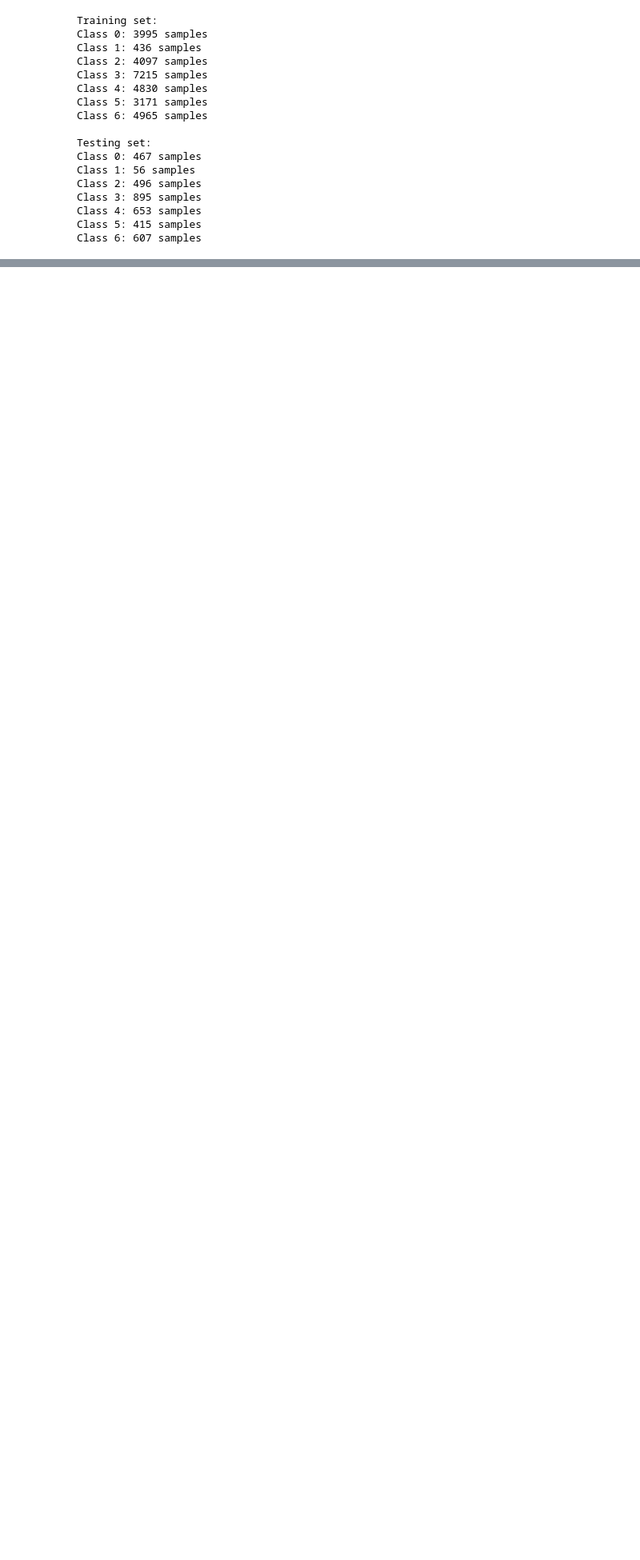
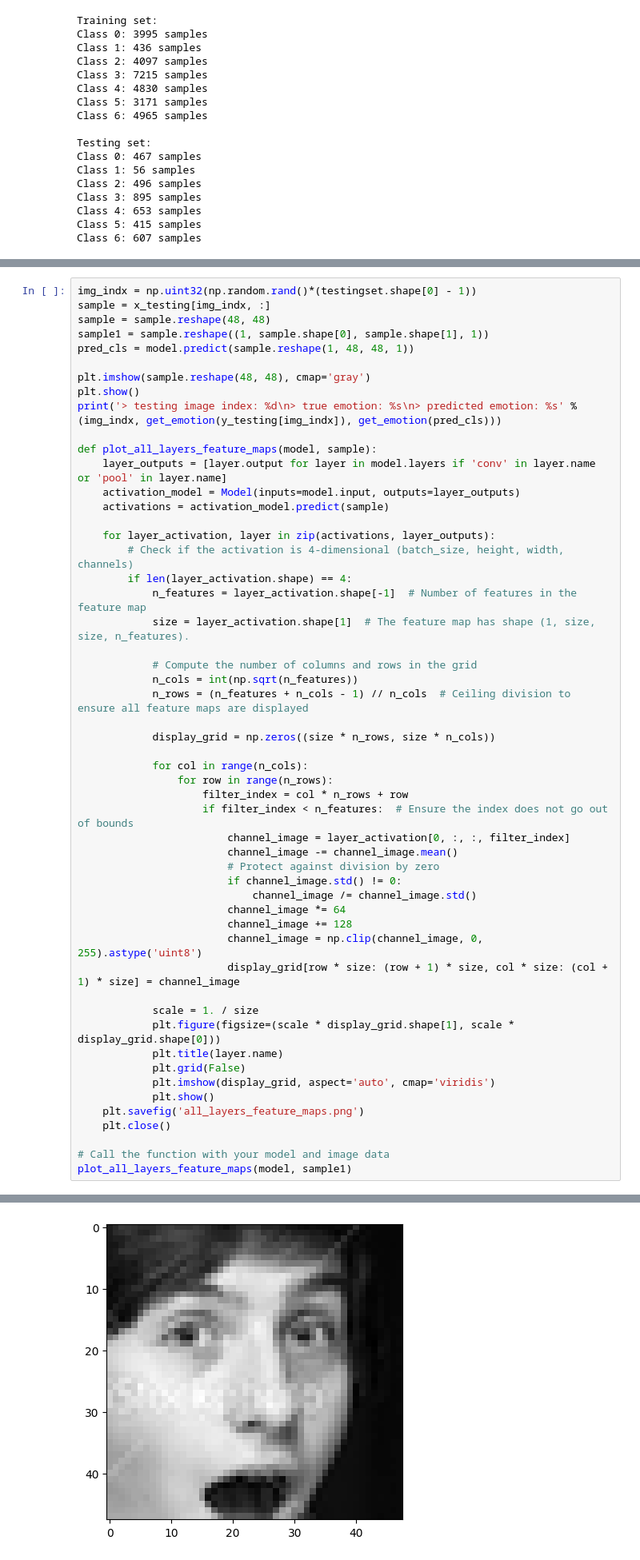
Before and after one commit to DhivyaaSP/Deep-Learning, a Jupyter notebook: CNN_EmotionDataset.ipynb, the cells around one changed output, grey strips where cells are left out. Shown at 80% size. Saved outputs shown, nothing was run; the diff lists cells and outputs as text; blank space fills up the shorter version.

```diff
--- a/CNN_EmotionDataset.ipynb
+++ b/CNN_EmotionDataset.ipynb
@@ -303,0 +287,54 @@ print('> testing image index: %d\n> true emotion: %s\n> predicted emotion: %s' %
+# %%
+img_indx = np.uint32(np.random.rand()*(testingset.shape[0] - 1))
+sample = x_testing[img_indx, :]
+sample = sample.reshape(48, 48)
+sample1 = sample.reshape((1, sample.shape[0], sample.shape[1], 1))
+pred_cls = model.predict(sample.reshape(1, 48, 48, 1))
+
+plt.imshow(sample.reshape(48, 48), cmap='gray')
+plt.show()
+print('> testing image index: %d\n> true emotion: %s\n> predicted emotion: %s' % (img_indx, get_emotion(y_testing[img_indx]), get_emotion(pred_cls)))
+
+def plot_all_layers_feature_maps(model, sample):
+    layer_outputs = [layer.output for layer in model.layers if 'conv' in layer.name or 'pool' in layer.name]
+    activation_model = Model(inputs=model.input, outputs=layer_outputs)
+    activations = activation_model.predict(sample)
+
+    for layer_activation, layer in zip(activations, layer_outputs):
+        # Check if the activation is 4-dimensional (batch_size, height, width, channels)
+        if len(layer_activation.shape) == 4:
+            n_features = layer_activation.shape[-1]  # Number of features in the feature map
+            size = layer_activation.shape[1]  # The feature map has shape (1, size, size, n_features).
+
+            # Compute the number of columns and rows in the grid
+            n_cols = int(np.sqrt(n_features))
+            n_rows = (n_features + n_cols - 1) // n_cols  # Ceiling division to ensure all feature maps are displayed
+
+            display_grid = np.zeros((size * n_rows, size * n_cols))
+
+            for col in range(n_cols):
+                for row in range(n_rows):
+                    filter_index = col * n_rows + row
+                    if filter_index < n_features:  # Ensure the index does not go out of bounds
+                        channel_image = layer_activation[0, :, :, filter_index]
+                        channel_image -= channel_image.mean()
+                        # Protect against division by zero
+                        if channel_image.std() != 0:
+                            channel_image /= channel_image.std()
+                        channel_image *= 64
+                        channel_image += 128
+                        channel_image = np.clip(channel_image, 0, 255).astype('uint8')
+                        display_grid[row * size: (row + 1) * size, col * size: (col + 1) * size] = channel_image
+
+            scale = 1. / size
+            plt.figure(figsize=(scale * display_grid.shape[1], scale * display_grid.shape[0]))
+            plt.title(layer.name)
+            plt.grid(False)
+            plt.imshow(display_grid, aspect='auto', cmap='viridis')
+            plt.show()
+    plt.savefig('all_layers_feature_maps.png')
+    plt.close()
+
+# Call the function with your model and image data
+plot_all_layers_feature_maps(model, sample1)
+# %% [output]
@@ -303,0 +342 @@ print('> testing image index: %d\n> true emotion: %s\n> predicted emotion: %s' %
+[figure, added]
```
Also changed, not shown: parts of 6 cells of this notebook.
